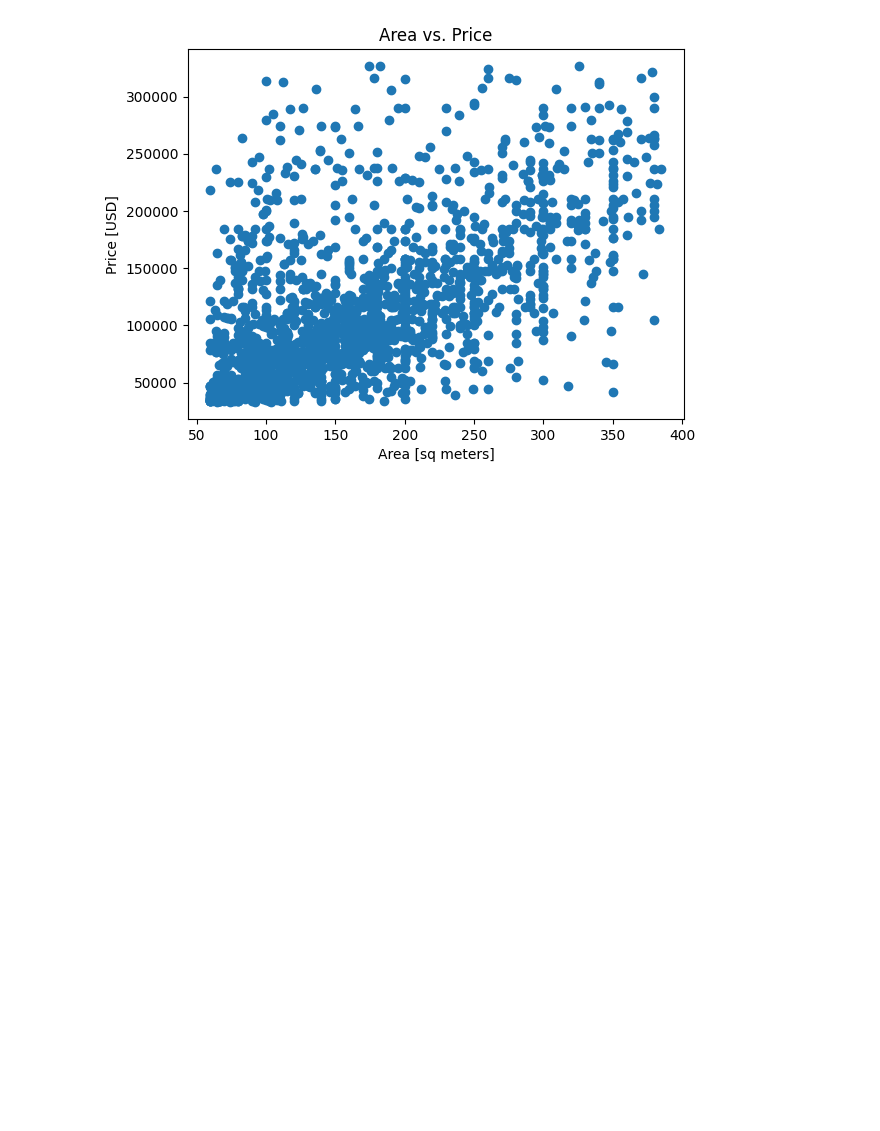
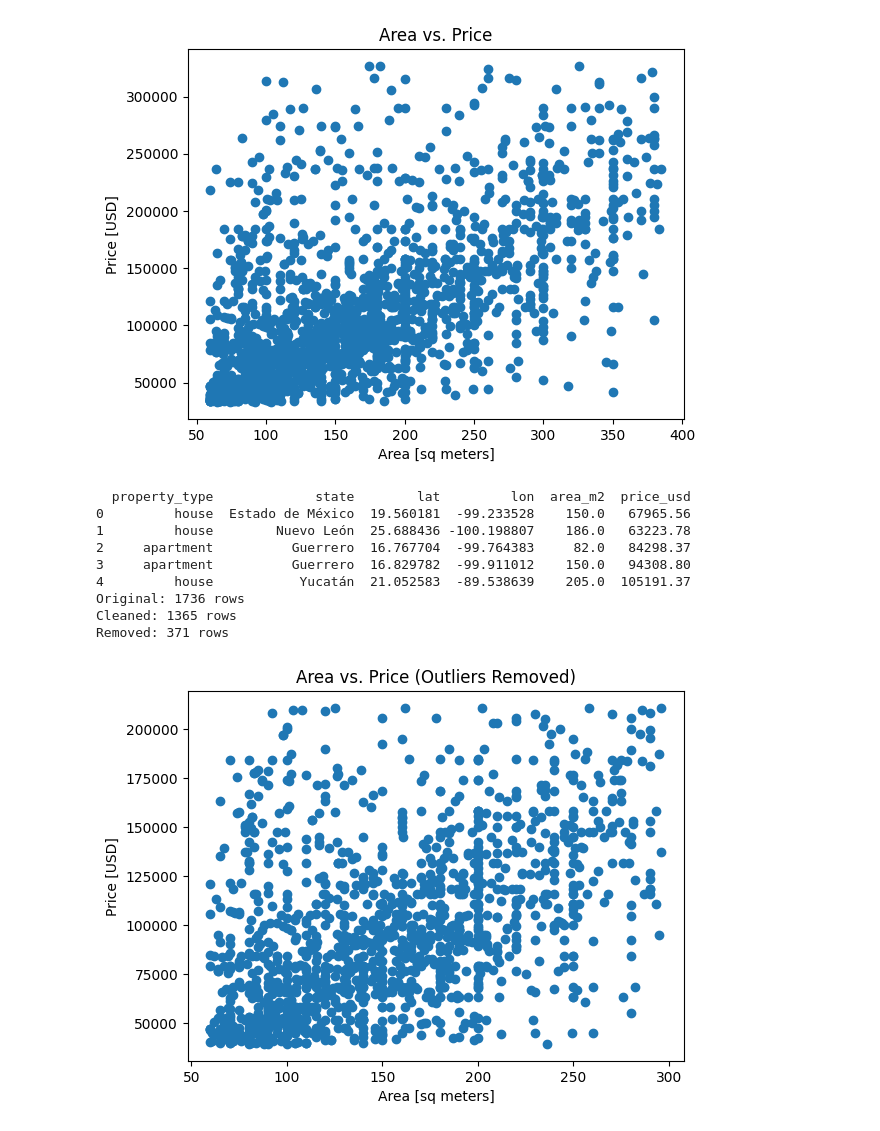
Before and after one commit to green001-fullstack/hands-on-real-estate-ml, a Jupyter notebook: project2.ipynb, the cells around one changed output. Drawn from its saved outputs; the diff is of its cells as text; code cells hidden in the pictures; blank space fills up the shorter version.

Commit message:
filtered my original dataframe for better visualisation

```diff
--- a/project2.ipynb
+++ b/project2.ipynb
@@ -94,3 +94,41 @@ ax.set_title("Area vs. Price")
 plt.show()
 # %% [output]
 [figure]
+# %%
+# Define cutoff percentages
+lower_cut = 0.05  # Remove bottom 5%
+upper_cut = 0.90  # Keep up to 90th percentile
+
+# Filter the data
+df_clean = (
+    df[
+        (df["price_usd"] > df["price_usd"].quantile(lower_cut)) &
+        (df["price_usd"] < df["price_usd"].quantile(upper_cut)) &
+        (df["area_m2"] < df["area_m2"].quantile(upper_cut)) # <-- Large area outliers also skew the scatter plot
+    ]
+)
+
+# Show what changed
+print(df_clean.head())
+print(f"Original: {len(df)} rows")
+print(f"Cleaned: {len(df_clean)} rows")
+print(f"Removed: {len(df) - len(df_clean)} rows")
+
+# Plot
+fig, ax = plt.subplots()
+ax.scatter(df_clean["area_m2"], df_clean["price_usd"])
+ax.set_xlabel("Area [sq meters]")
+ax.set_ylabel("Price [USD]")
+ax.set_title("Area vs. Price (Outliers Removed)")
+plt.show()
+# %% [output]
+  property_type             state        lat         lon  area_m2  price_usd
+0         house  Estado de México  19.560181  -99.233528    150.0   67965.56
+1         house        Nuevo León  25.688436 -100.198807    186.0   63223.78
+2     apartment          Guerrero  16.767704  -99.764383     82.0   84298.37
+3     apartment          Guerrero  16.829782  -99.911012    150.0   94308.80
+4         house           Yucatán  21.052583  -89.538639    205.0  105191.37
+Original: 1736 rows
+Cleaned: 1365 rows
+Removed: 371 rows
+[figure, added]
```
